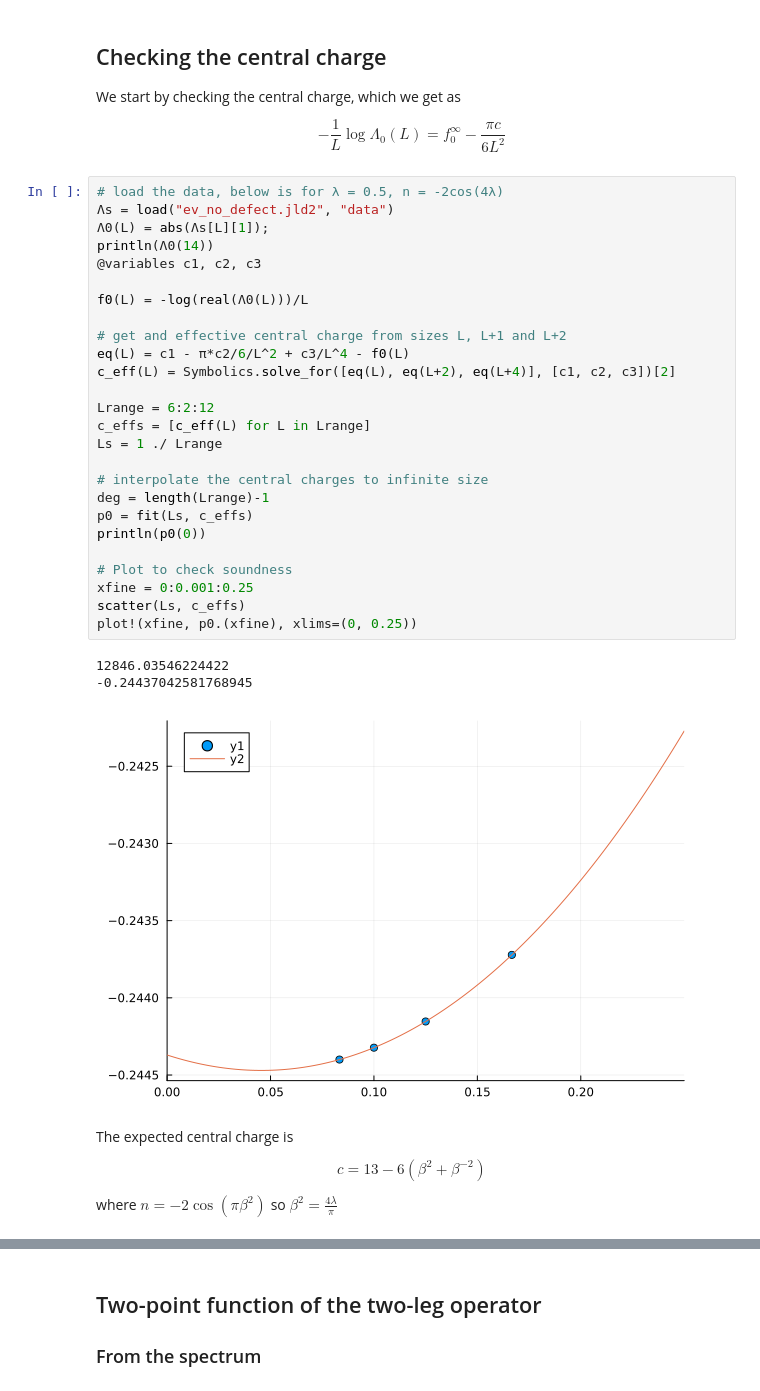
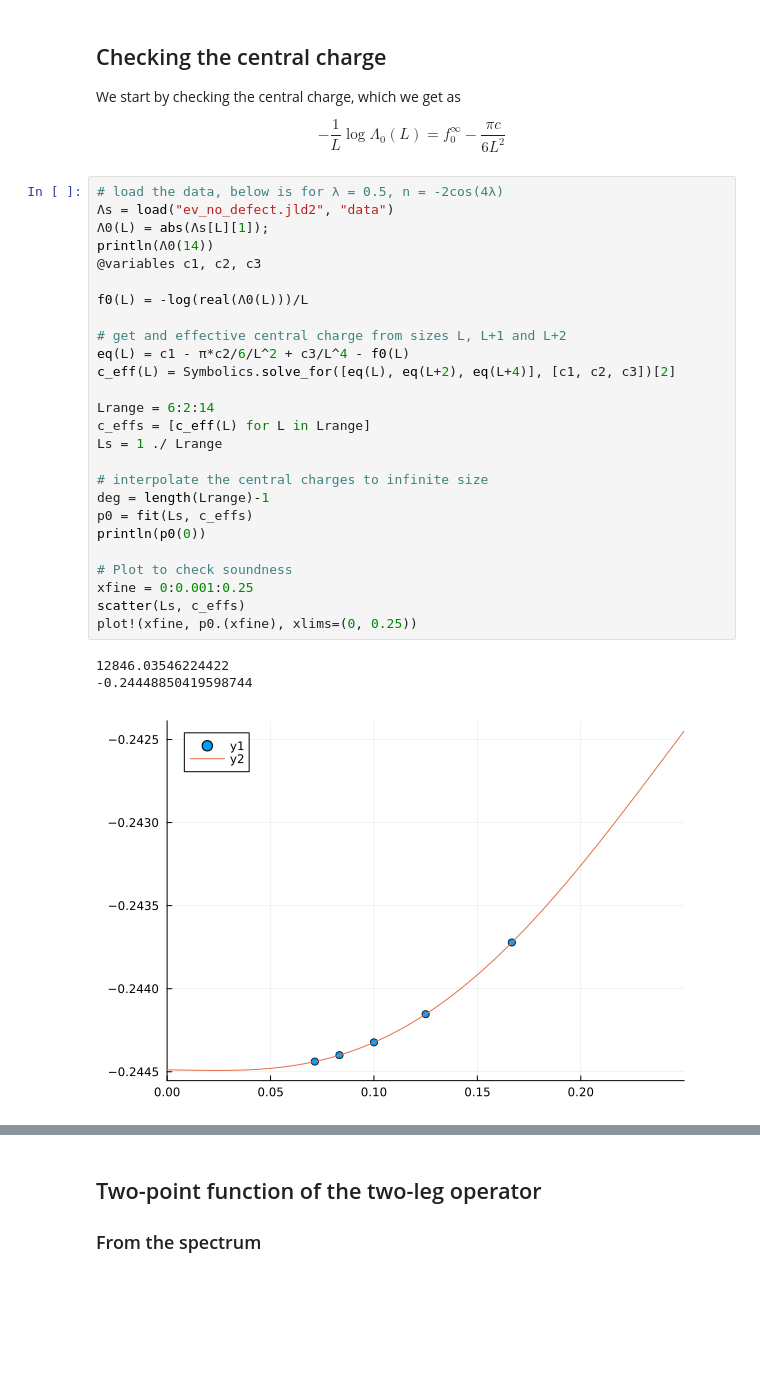
Before and after one commit to Paul-Roux-Phys/3pt-functions-loop-models, a Jupyter notebook: FK_loops/results/extrapolate.ipynb, the cells around one changed output, grey strips where cells are left out. Drawn from its saved outputs; the diff is of its cells as text; blank space fills up the shorter version.

```diff
--- a/FK_loops/results/extrapolate.ipynb
+++ b/FK_loops/results/extrapolate.ipynb
@@ -20,38 +30,30 @@ $$ -\frac1L\log \Lambda_0(L) = f_0^\infty - \frac{\pi c}{6L^2} $$
 # %%
 # load the data, below is for λ = 0.5, n = -2cos(4λ)
 Λs = load("ev_no_defect.jld2", "data")
 Λ0(L) = abs(Λs[L][1]);
 println(Λ0(14))
 @variables c1, c2, c3
 
 f0(L) = -log(real(Λ0(L)))/L
 
 # get and effective central charge from sizes L, L+1 and L+2
 eq(L) = c1 - π*c2/6/L^2 + c3/L^4 - f0(L)
 c_eff(L) = Symbolics.solve_for([eq(L), eq(L+2), eq(L+4)], [c1, c2, c3])[2]
 
-Lrange = 6:2:12
+Lrange = 6:2:14
 c_effs = [c_eff(L) for L in Lrange]
 Ls = 1 ./ Lrange
 
 # interpolate the central charges to infinite size
 deg = length(Lrange)-1
 p0 = fit(Ls, c_effs)
 println(p0(0))
 
 # Plot to check soundness
 xfine = 0:0.001:0.25
 scatter(Ls, c_effs)
 plot!(xfine, p0.(xfine), xlims=(0, 0.25))
 # %% [output]
 12846.03546224422
--0.24437042581768945
+-0.24448850419598744
-[figure, old version]
+[figure, new version]
-# %% [markdown]
-The expected central charge is
-
-$$
-c = 13 - 6(\beta^2 + \beta^{-2})
-$$
-
-where $n = -2\cos(\pi \beta^2)$ so $\beta^2 = \frac{4\lambda}\pi$
```
Also changed, not shown: parts of 8 cells of this notebook, 3 other files.
